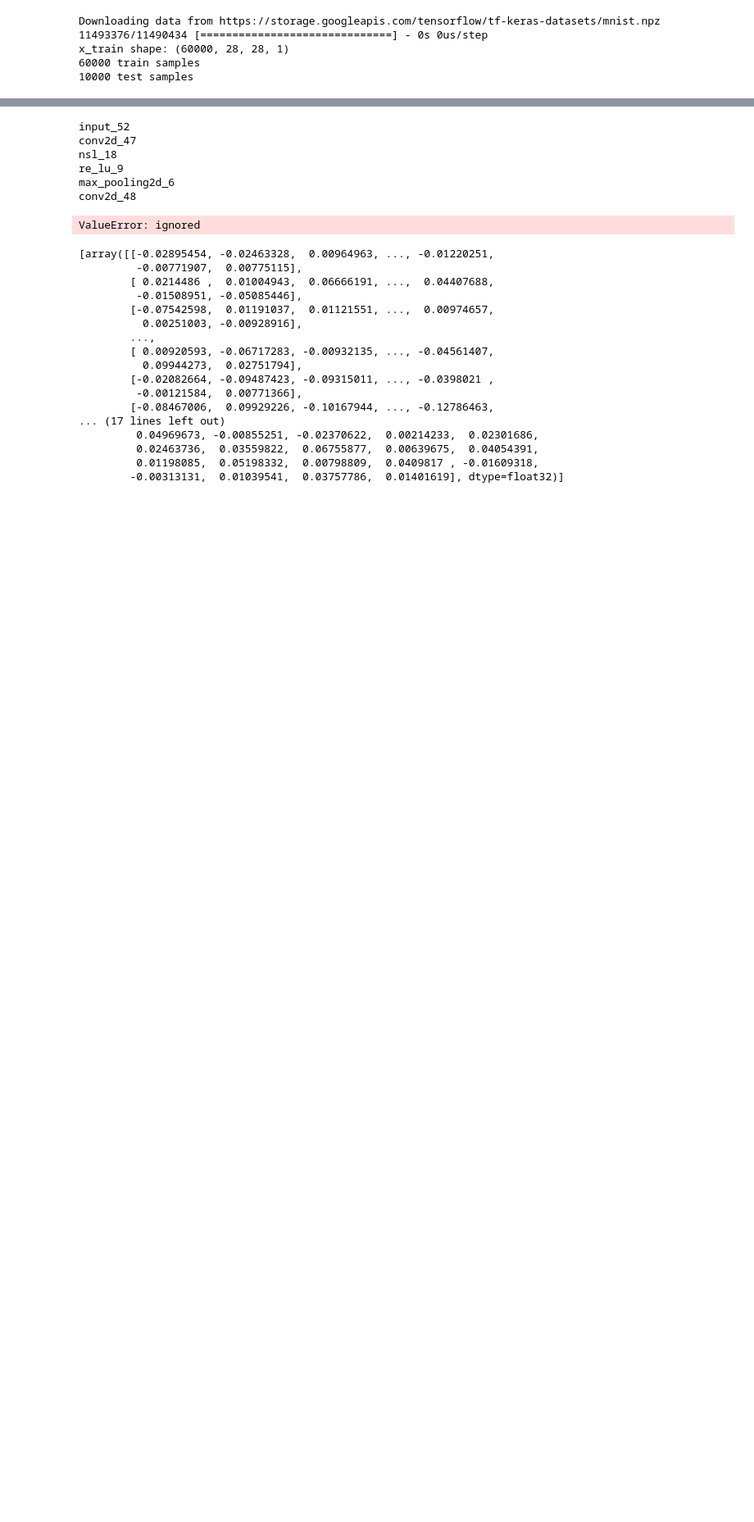
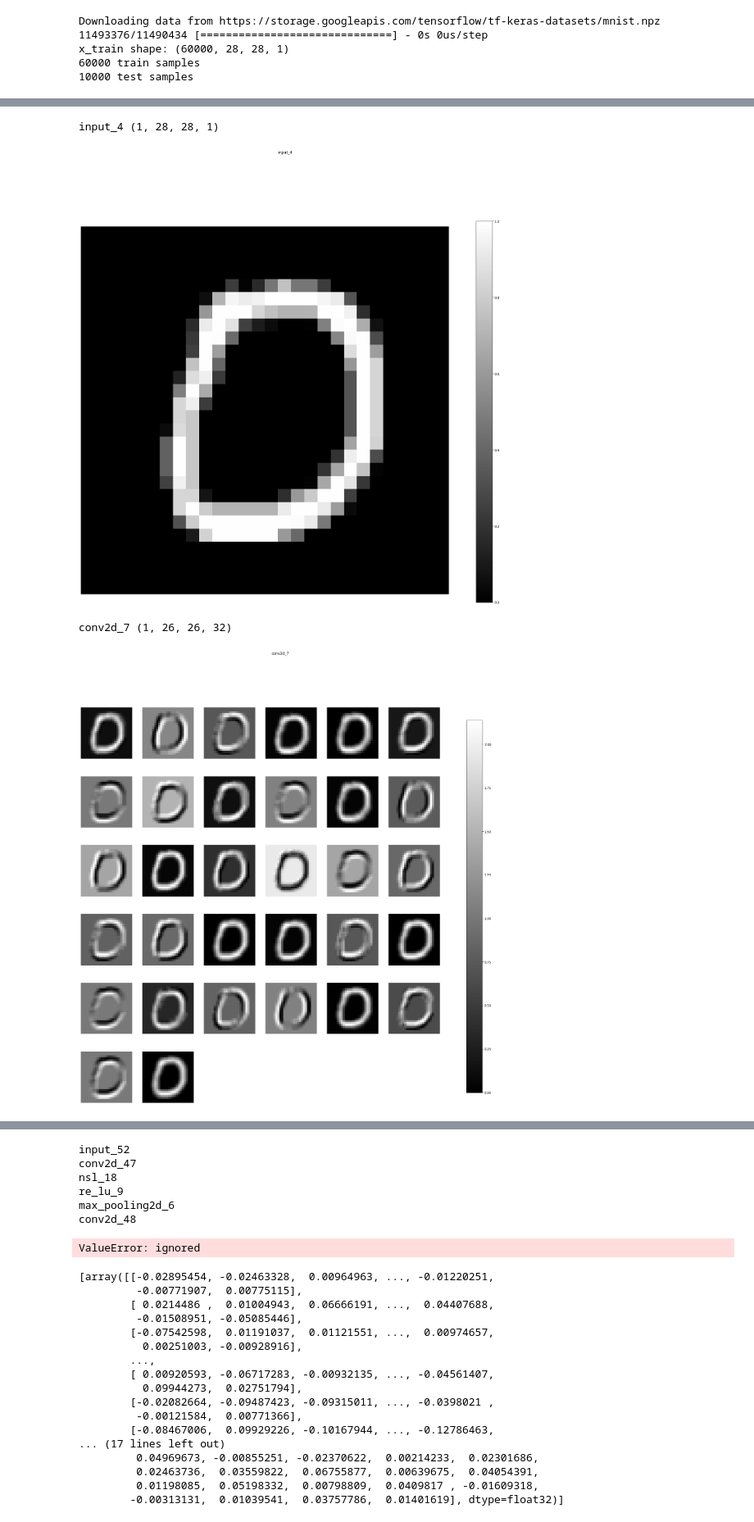
Before and after one commit to rezabonyadi/deep_networks_trimming, a Jupyter notebook: regularize_neurons.ipynb, the cells around one changed output, grey strips where cells are left out. Shown at 82% size. Drawn from its saved outputs; the diff is of its cells as text; code cells hidden in the pictures; blank space fills up the shorter version.

Commit message:
Visualization added

```diff
--- a/regularize_neurons.ipynb
+++ b/regularize_neurons.ipynb
@@ -253,0 +254,12 @@ Train accuracy: 0.9921666383743286
+# %%
+# !pip install keract
+from keract import get_activations, display_activations
+keract_inputs = x_test[10:11]
+# keract_targets = target_test[:1]
+activations = get_activations(model_cloned, keract_inputs)
+display_activations(activations, save=False, reshape_1d_layers=True, cmap='gray')
+# %% [output]
+input_4 (1, 28, 28, 1)
+[figure, added]
+conv2d_7 (1, 26, 26, 32)
+[figure, added]
```
Also changed, not shown: parts of 3 cells of this notebook.
